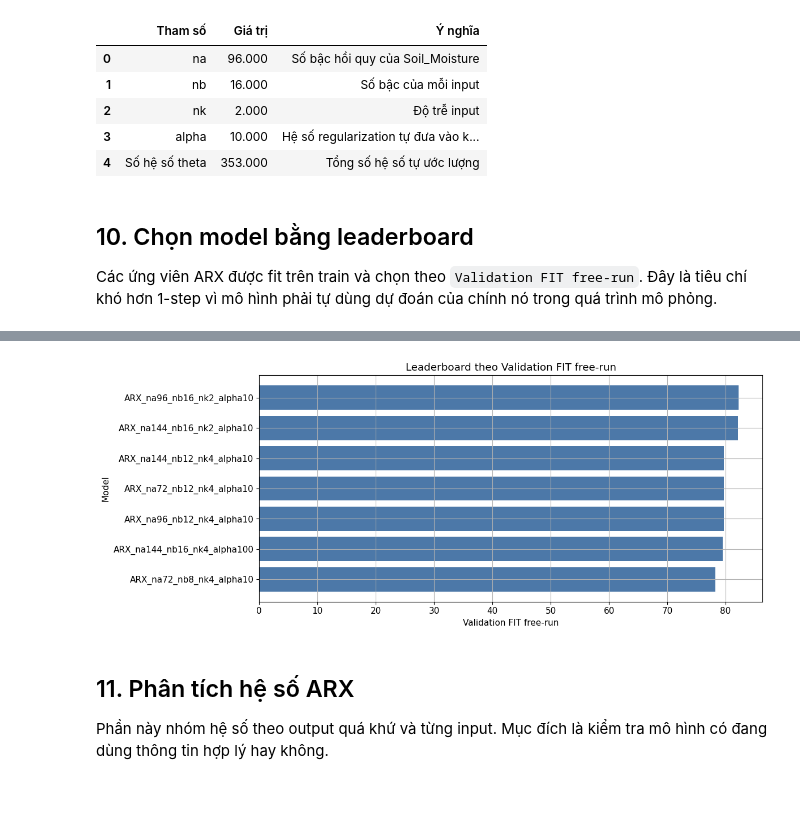
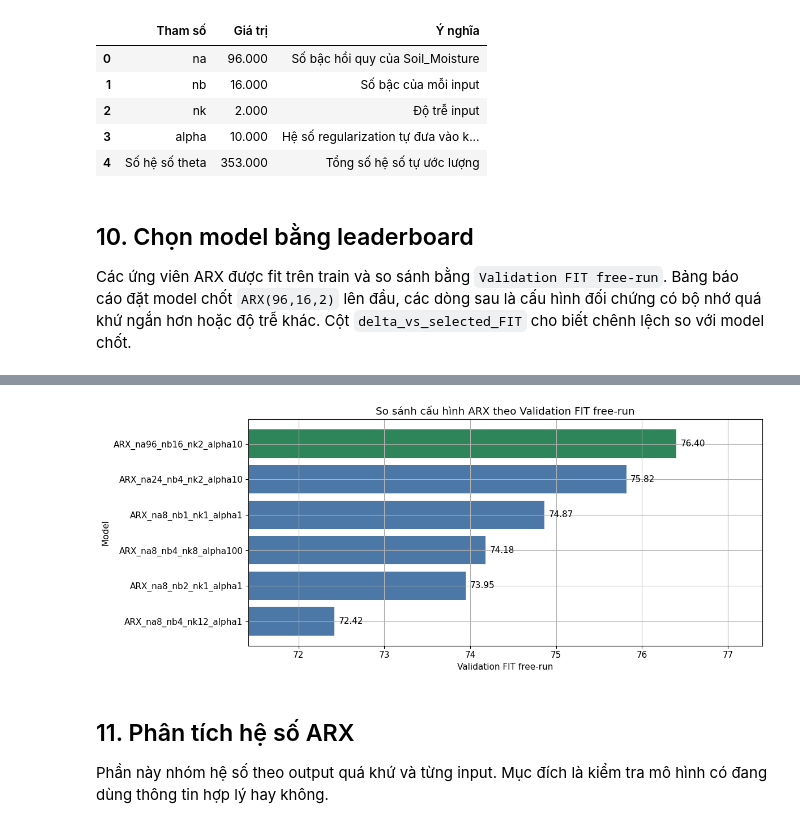
Before and after one commit to TrisMinh/ARX-Model, a Jupyter notebook: ARX_DO_BY_SELF/notebooks/bao_cao_arx_5s_mini_greenhouse.ipynb, the cells around one changed output, grey strips where cells are left out. Saved outputs shown, nothing was run; the diff lists cells and outputs as text; code cells hidden in the pictures; blank space fills up the shorter version.

Commit message:
v10 format data split train

```diff
--- a/ARX_DO_BY_SELF/notebooks/bao_cao_arx_5s_mini_greenhouse.ipynb
+++ b/ARX_DO_BY_SELF/notebooks/bao_cao_arx_5s_mini_greenhouse.ipynb
@@ -51,6 +51,7 @@ METRICS_PATH = RESULT_DIR / "metrics.json"
 MODEL_PATH = RESULT_DIR / "arx_5s_model.json"
 PRED_PATH = RESULT_DIR / "test_predictions.csv"
 LEADERBOARD_PATH = RESULT_DIR / "leaderboard.csv"
+LEADERBOARD_REPORT_PATH = RESULT_DIR / "leaderboard_report.csv"
 
 print("Thư mục project:", PROJECT_ROOT)
 print("Thư mục data:", DATA_DIR)
@@ -69,6 +70,7 @@ clean_df = pd.read_csv(CLEAN_SUMMARY_PATH, parse_dates=["Timestamp"])
 data_df = pd.read_csv(TRAIN_DATA_PATH, parse_dates=["Timestamp"])
 pred_df = pd.read_csv(PRED_PATH, parse_dates=["Timestamp"])
 leaderboard = pd.read_csv(LEADERBOARD_PATH)
+leaderboard_report = pd.read_csv(LEADERBOARD_REPORT_PATH) if LEADERBOARD_REPORT_PATH.exists() else None
 
 with open(METRICS_PATH, "r", encoding="utf-8") as f:
     metrics = json.load(f)
@@ -389,17 +389,43 @@ display(theta_formula_table)
 # %% [markdown]
 ## 10. Chọn model bằng leaderboard
 
-Các ứng viên ARX được fit trên train và chọn theo `Validation FIT free-run`. Đây là tiêu chí khó hơn 1-step vì mô hình phải tự dùng dự đoán của chính nó trong quá trình mô phỏng.
+Các ứng viên ARX được fit trên train và so sánh bằng `Validation FIT free-run`. Bảng báo cáo đặt model chốt `ARX(96,16,2)` lên đầu, các dòng sau là cấu hình đối chứng có bộ nhớ quá khứ ngắn hơn hoặc độ trễ khác. Cột `delta_vs_selected_FIT` cho biết chênh lệch so với model chốt.
 # %%
-leader_sorted = leaderboard.sort_values("val_FIT_free_run", ascending=False)
-display(leader_sorted.round(3))
+if leaderboard_report is None:
+    leader_ranked = leaderboard.sort_values("val_FIT_free_run", ascending=False).reset_index(drop=True)
+    leader_ranked.insert(0, "validation_rank", np.arange(1, len(leader_ranked) + 1))
+    leaderboard_report = pd.concat(
+        [
+            leader_ranked.loc[leader_ranked["model"] == metrics["model"]["name"]],
+            leader_ranked.loc[leader_ranked["model"] != metrics["model"]["name"]],
+        ],
+        ignore_index=True,
+    )
+    leaderboard_report.insert(0, "report_order", np.arange(1, len(leaderboard_report) + 1))
+
+if "delta_vs_selected_FIT" not in leaderboard_report.columns:
+    selected_fit = leaderboard.loc[leaderboard["model"] == metrics["model"]["name"], "val_FIT_free_run"].iloc[0]
+    leaderboard_report["delta_vs_selected_FIT"] = leaderboard_report["val_FIT_free_run"] - selected_fit
+
+display_cols = [
+    "report_order", "validation_rank", "model", "na", "nb", "nk", "alpha",
+    "output_memory_seconds", "input_delay_seconds", "input_memory_seconds",
+    "n_params", "val_FIT_1step", "val_FIT_free_run", "delta_vs_selected_FIT", "val_RMSE_free_run",
+]
+display(leaderboard_report[display_cols].round(3))
 
 fig, ax = plt.subplots(figsize=(12, 5))
-plot_df = leader_sorted.sort_values("val_FIT_free_run", ascending=True)
-ax.barh(plot_df["model"], plot_df["val_FIT_free_run"], color="#4C78A8")
-ax.set_title("Leaderboard theo Validation FIT free-run")
+plot_df = leaderboard_report.sort_values("report_order", ascending=False)
+colors = np.where(plot_df["model"] == metrics["model"]["name"], "#2F855A", "#4C78A8")
+ax.barh(plot_df["model"], plot_df["val_FIT_free_run"], color=colors)
+ax.set_title("So sánh cấu hình ARX theo Validation FIT free-run")
 ax.set_xlabel("Validation FIT free-run")
 ax.set_ylabel("Model")
+x_min = max(0, plot_df["val_FIT_free_run"].min() - 1.0)
+x_max = min(100, plot_df["val_FIT_free_run"].max() + 1.0)
+ax.set_xlim(x_min, x_max)
+for _, row in plot_df.iterrows():
+    ax.text(row["val_FIT_free_run"] + 0.05, row["model"], f'{row["val_FIT_free_run"]:.2f}', va="center")
 plt.tight_layout()
 plt.show()
 # %% [output]
@@ -414,4 +439,4 @@ plt.show()
-[figure, old version]
+[figure, new version]
 # %% [markdown]
 ## 11. Phân tích hệ số ARX
 
```
Also changed, not shown: parts of 10 cells of this notebook, 54 other files.
